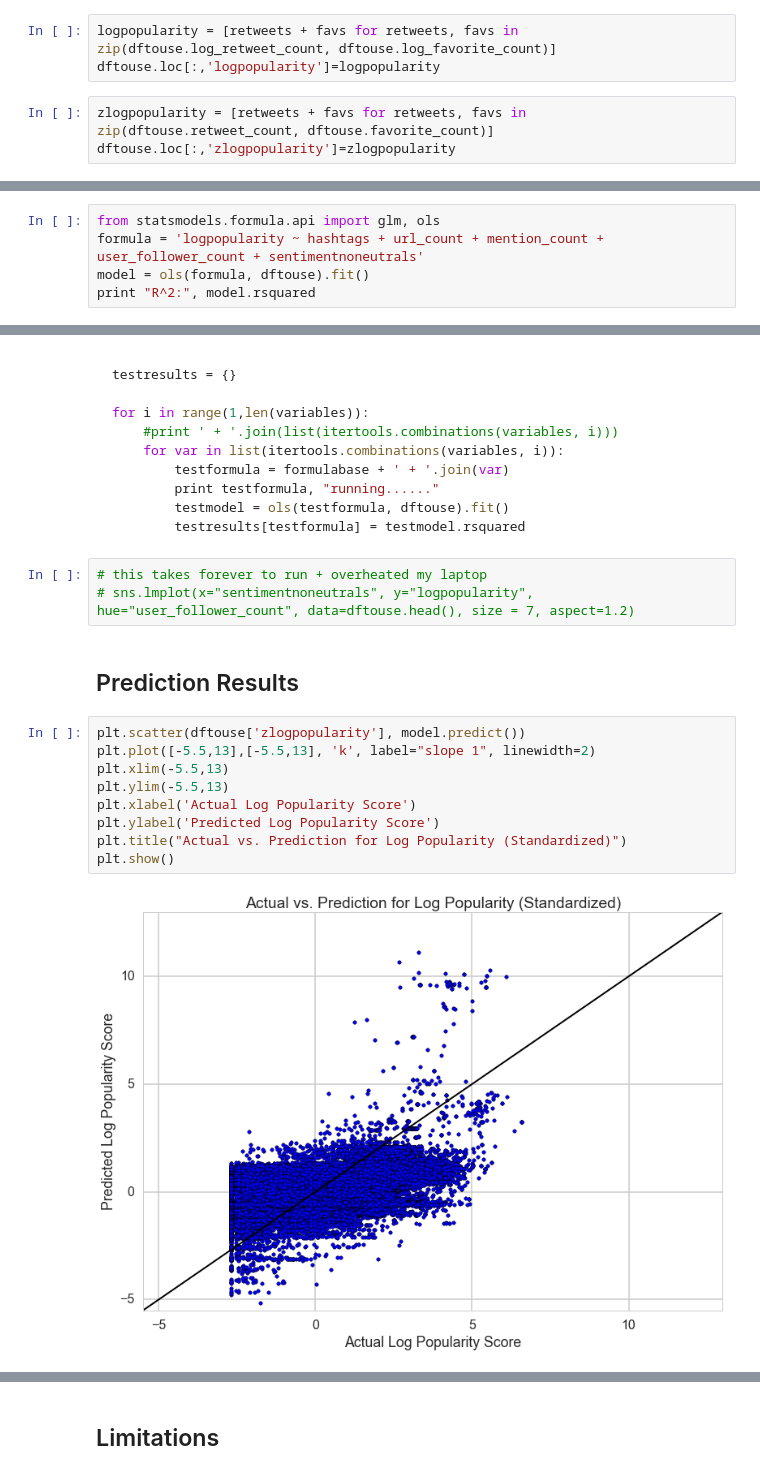
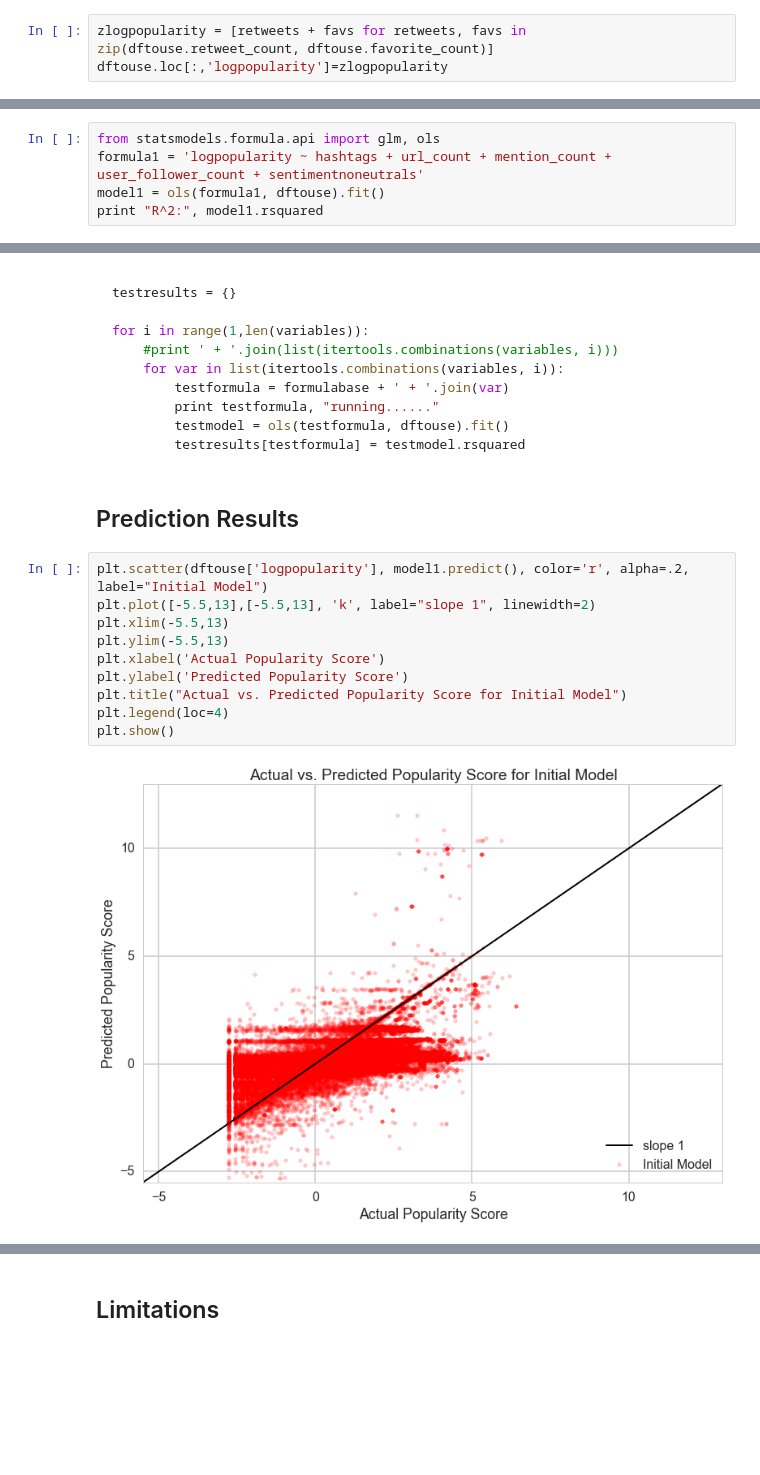
Before and after one commit to belindazeng/goingviral, a Jupyter notebook: goingviral.ipynb, the cells around one changed output, grey strips where cells are left out. Drawn from its saved outputs; the diff is of its cells as text; blank space fills up the shorter version.

````diff
--- a/goingviral.ipynb
+++ b/goingviral.ipynb
@@ -565,9 +565,6 @@ Name: favorite_count, dtype: float64
 # %% [markdown]
 Now we recalculate popularity, but in the same way as before.
 # %%
-logpopularity = [retweets + favs for retweets, favs in zip(dftouse.log_retweet_count, dftouse.log_favorite_count)]
-dftouse.loc[:,'logpopularity']=logpopularity
+zlogpopularity = [retweets + favs for retweets, favs in zip(dftouse.retweet_count, dftouse.favorite_count)]
+dftouse.loc[:,'logpopularity']=zlogpopularity
-# %%
-zlogpopularity = [retweets + favs for retweets, favs in zip(dftouse.retweet_count, dftouse.favorite_count)]
-dftouse.loc[:,'zlogpopularity']=zlogpopularity
 # %%
@@ -1574,7 +1571,7 @@ dftouse.head()
 ## Model 1
 # %%
 from statsmodels.formula.api import glm, ols
-formula = 'logpopularity ~ hashtags + url_count + mention_count + user_follower_count + sentimentnoneutrals'
-model = ols(formula, dftouse).fit()
-print "R^2:", model.rsquared
+formula1 = 'logpopularity ~ hashtags + url_count + mention_count + user_follower_count + sentimentnoneutrals'
+model1 = ols(formula1, dftouse).fit()
+print "R^2:", model1.rsquared
 # %% [output]
@@ -1661,20 +1641,18 @@ for i in range(1,len(variables)):
         testmodel = ols(testformula, dftouse).fit()
         testresults[testformula] = testmodel.rsquared
 ```
-# %%
-# this takes forever to run + overheated my laptop
-# sns.lmplot(x="sentimentnoneutrals", y="logpopularity", hue="user_follower_count", data=dftouse.head(), size = 7, aspect=1.2)
 # %% [markdown]
 ## Prediction Results
 # %%
-plt.scatter(dftouse['zlogpopularity'], model.predict())
+plt.scatter(dftouse['logpopularity'], model1.predict(), color='r', alpha=.2, label="Initial Model")
 plt.plot([-5.5,13],[-5.5,13], 'k', label="slope 1", linewidth=2)
 plt.xlim(-5.5,13)
 plt.ylim(-5.5,13)
-plt.xlabel('Actual Log Popularity Score')
-plt.ylabel('Predicted Log Popularity Score')
-plt.title("Actual vs. Prediction for Log Popularity (Standardized)")
+plt.xlabel('Actual Popularity Score')
+plt.ylabel('Predicted Popularity Score')
+plt.title("Actual vs. Predicted Popularity Score for Initial Model")
+plt.legend(loc=4)
 plt.show()
 # %% [output]
-[figure, old version]
+[figure, new version]
 # %%
````
Also changed, not shown: parts of 15 cells of this notebook.
